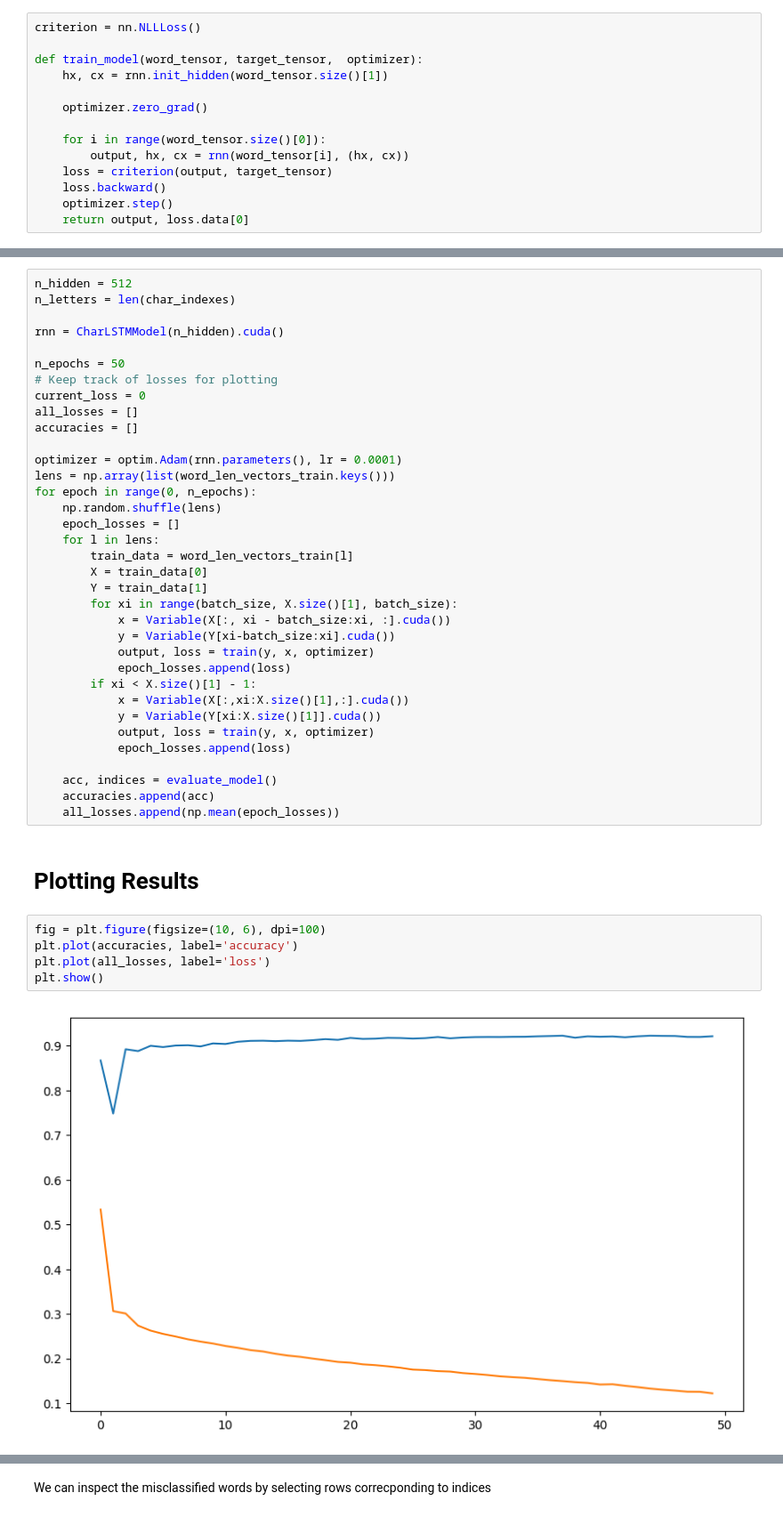
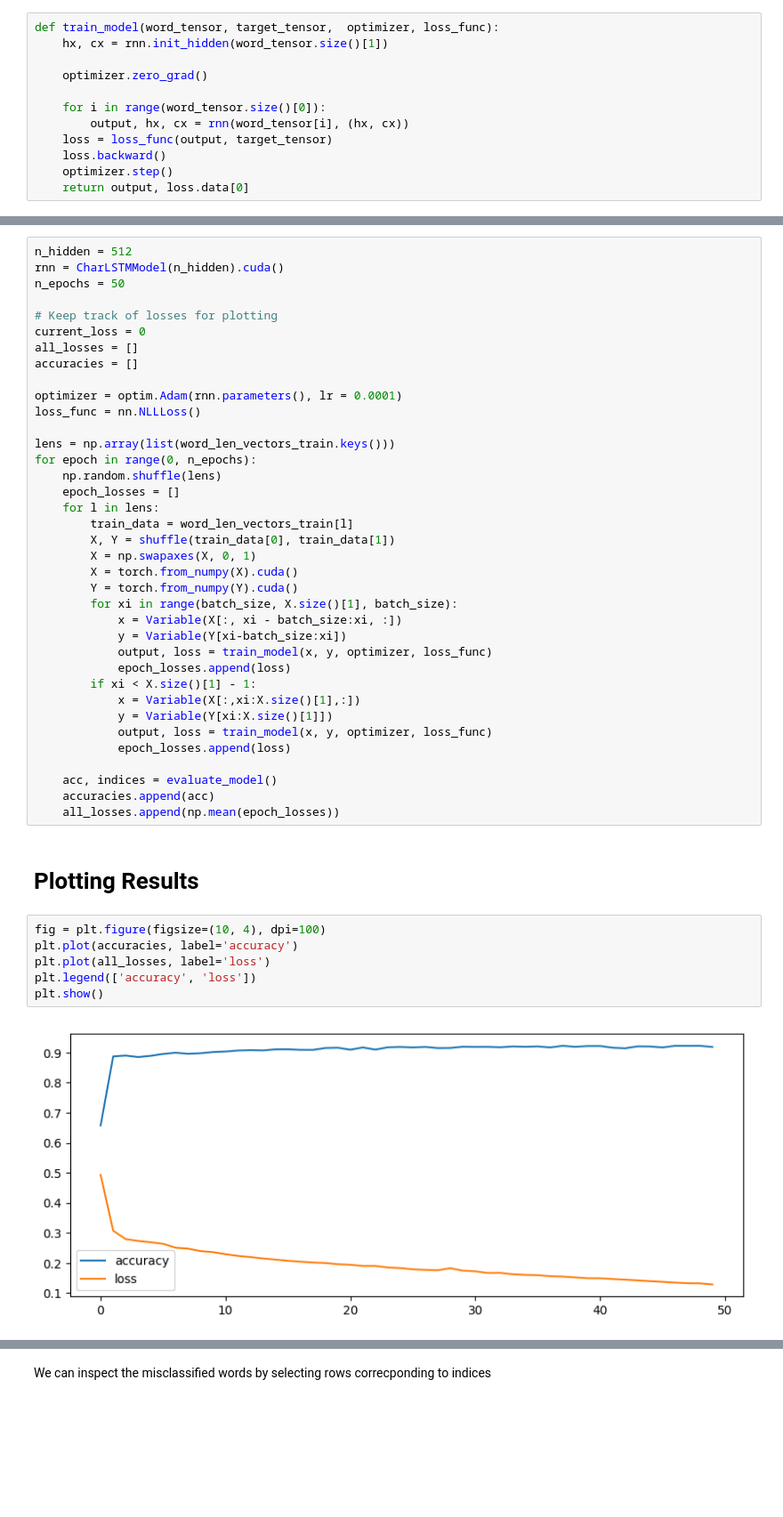
Before and after one commit to serega/pytorch-french-genders, a Jupyter notebook: FrenchGenders-LSTM-Batch.ipynb, the cells around one changed output, grey strips where cells are left out. Shown at 89% size. Cells and saved outputs as stored; diff of their text form; blank space fills up the shorter version.

Commit message:
Shuffle batch before training

```diff
--- a/FrenchGenders-LSTM-Batch.ipynb
+++ b/FrenchGenders-LSTM-Batch.ipynb
@@ -248,14 +260,12 @@ torch.LongTensor([1])[0]
 # %%
-criterion = nn.NLLLoss()
-
-def train_model(word_tensor, target_tensor,  optimizer):
+def train_model(word_tensor, target_tensor,  optimizer, loss_func):
     hx, cx = rnn.init_hidden(word_tensor.size()[1])
 
     optimizer.zero_grad()
 
     for i in range(word_tensor.size()[0]):
         output, hx, cx = rnn(word_tensor[i], (hx, cx))
-    loss = criterion(output, target_tensor)
+    loss = loss_func(output, target_tensor)
     loss.backward()
     optimizer.step()
     return output, loss.data[0]
@@ -262,33 +274,35 @@ def train_model(word_tensor, target_tensor,  optimizer):
 # %%
 n_hidden = 512
-n_letters = len(char_indexes)
+rnn = CharLSTMModel(n_hidden).cuda()
+n_epochs = 50
 
-rnn = CharLSTMModel(n_hidden).cuda()
-
-n_epochs = 50
 # Keep track of losses for plotting
 current_loss = 0
 all_losses = []
 accuracies = []
 
 optimizer = optim.Adam(rnn.parameters(), lr = 0.0001)
+loss_func = nn.NLLLoss()
+
 lens = np.array(list(word_len_vectors_train.keys()))
 for epoch in range(0, n_epochs):
     np.random.shuffle(lens)
     epoch_losses = []
     for l in lens:
         train_data = word_len_vectors_train[l]
-        X = train_data[0]
-        Y = train_data[1]
+        X, Y = shuffle(train_data[0], train_data[1])
+        X = np.swapaxes(X, 0, 1)
+        X = torch.from_numpy(X).cuda()
+        Y = torch.from_numpy(Y).cuda()
         for xi in range(batch_size, X.size()[1], batch_size):
-            x = Variable(X[:, xi - batch_size:xi, :].cuda())
-            y = Variable(Y[xi-batch_size:xi].cuda())
-            output, loss = train(y, x, optimizer)
+            x = Variable(X[:, xi - batch_size:xi, :])
+            y = Variable(Y[xi-batch_size:xi])
+            output, loss = train_model(x, y, optimizer, loss_func)
             epoch_losses.append(loss)
         if xi < X.size()[1] - 1:
-            x = Variable(X[:,xi:X.size()[1],:].cuda())
-            y = Variable(Y[xi:X.size()[1]].cuda())
-            output, loss = train(y, x, optimizer)
+            x = Variable(X[:,xi:X.size()[1],:])
+            y = Variable(Y[xi:X.size()[1]])
+            output, loss = train_model(x, y, optimizer, loss_func)
             epoch_losses.append(loss)
 
     acc, indices = evaluate_model()
@@ -297,9 +311,10 @@ for epoch in range(0, n_epochs):
 # %% [markdown]
 # Plotting Results
 # %%
-fig = plt.figure(figsize=(10, 6), dpi=100)
+fig = plt.figure(figsize=(10, 4), dpi=100)
 plt.plot(accuracies, label='accuracy')
 plt.plot(all_losses, label='loss')
+plt.legend(['accuracy', 'loss'])
 plt.show()
 # %% [output]
-[figure, old version]
+[figure, new version]
```
Also changed, not shown: parts of 33 cells of this notebook.
